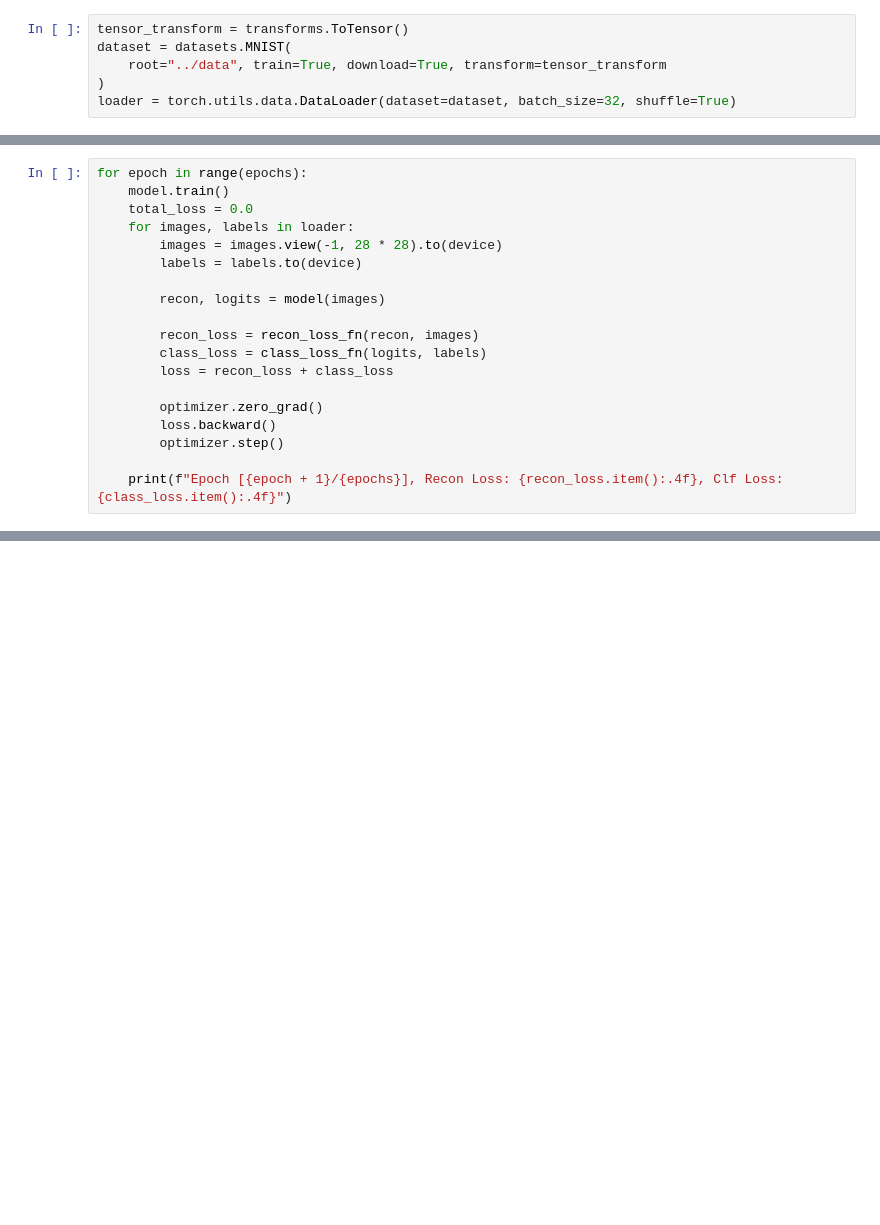
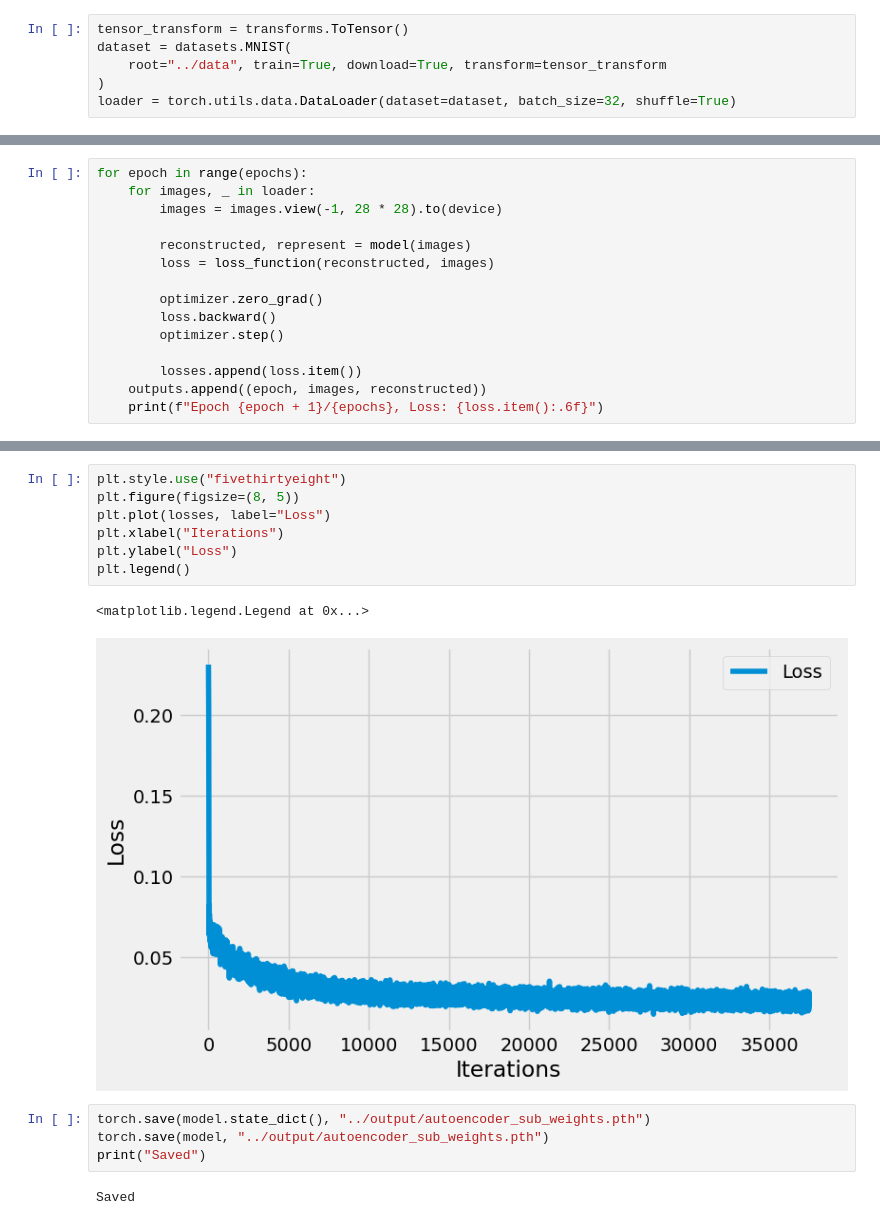
Before and after one commit to Nizaxga/mrl-encoder, a Jupyter notebook: trains/v3.ipynb, the cells around one changed output, grey strips where cells are left out. Saved outputs shown, nothing was run; the diff lists cells and outputs as text; blank space fills up the shorter version.

```diff
--- a/trains/v3.ipynb
+++ b/trains/v3.ipynb
@@ -64,19 +97,0 @@ Cuda Avalible
-# %%
-for epoch in range(epochs):
-    model.train()
-    total_loss = 0.0
-    for images, labels in loader:
-        images = images.view(-1, 28 * 28).to(device)
-        labels = labels.to(device)
-
-        recon, logits = model(images)
-
-        recon_loss = recon_loss_fn(recon, images)
-        class_loss = class_loss_fn(logits, labels)
-        loss = recon_loss + class_loss
-
-        optimizer.zero_grad()
-        loss.backward()
-        optimizer.step()
-
-    print(f"Epoch [{epoch + 1}/{epochs}], Recon Loss: {recon_loss.item():.4f}, Clf Loss: {class_loss.item():.4f}")
@@ -90,0 +98,15 @@ Compile with `TORCH_USE_CUDA_DSA` to enable device-side assertions.
+# %%
+for epoch in range(epochs):
+    for images, _ in loader:
+        images = images.view(-1, 28 * 28).to(device)
+
+        reconstructed, represent = model(images)
+        loss = loss_function(reconstructed, images)
+
+        optimizer.zero_grad()
+        loss.backward()
+        optimizer.step()
+
+        losses.append(loss.item())
+    outputs.append((epoch, images, reconstructed))
+    print(f"Epoch {epoch + 1}/{epochs}, Loss: {loss.item():.6f}")
@@ -90,0 +134,16 @@ Compile with `TORCH_USE_CUDA_DSA` to enable device-side assertions.
+# %%
+plt.style.use("fivethirtyeight")
+plt.figure(figsize=(8, 5))
+plt.plot(losses, label="Loss")
+plt.xlabel("Iterations")
+plt.ylabel("Loss")
+plt.legend()
+# %% [output]
+<matplotlib.legend.Legend at 0x...>
+[figure, added]
+# %%
+torch.save(model.state_dict(), "../output/autoencoder_sub_weights.pth")
+torch.save(model, "../output/autoencoder_sub_weights.pth")
+print("Saved")
+# %% [output]
+Saved
```
Also changed, not shown: parts of 4 cells of this notebook, 1 other file.
